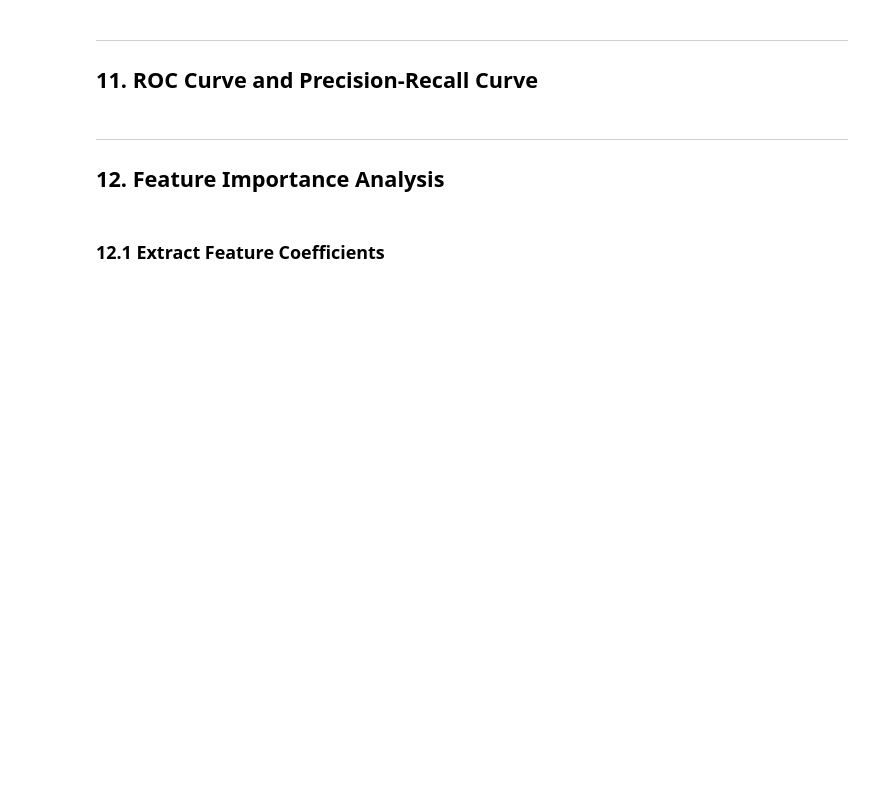
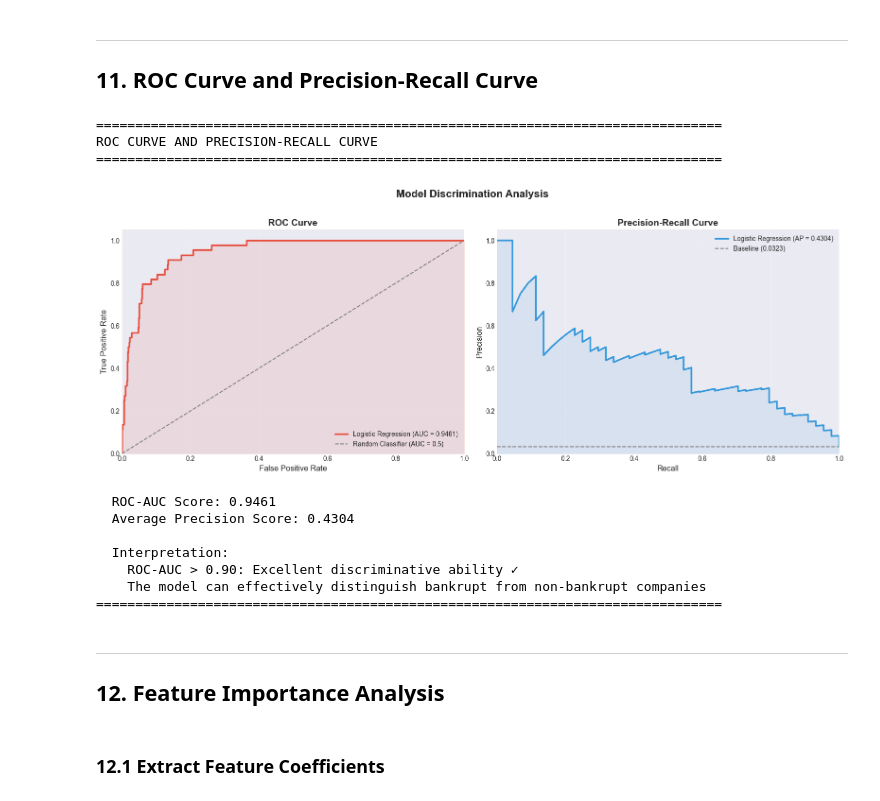
Before and after one commit to Yerrithathachoppa/Taiwanese-Bankruptcy-Prediction-using-Logistic-Regression, a Jupyter notebook: notebooks/Taiwanese_Bankruptcy_Prediction.ipynb, the cells around one changed output. Cells and saved outputs as stored; diff of their text form; code cells hidden in the pictures; blank space fills up the shorter version.

```diff
--- a/notebooks/Taiwanese_Bankruptcy_Prediction.ipynb
+++ b/notebooks/Taiwanese_Bankruptcy_Prediction.ipynb
@@ -460,6 +721,67 @@ y_pred_proba = model.predict_proba(X_test_scaled)
 # %% [markdown]
 ---
 ## 11. ROC Curve and Precision-Recall Curve
+# %%
+print("=" * 80)
+print("ROC CURVE AND PRECISION-RECALL CURVE")
+print("=" * 80)
+
+fig, axes = plt.subplots(1, 2, figsize=(16, 6))
+
+# --- Plot 1: ROC Curve ---
+fpr, tpr, roc_thresholds = roc_curve(y_test, y_pred_proba[:, 1])
+roc_auc = roc_auc_score(y_test, y_pred_proba[:, 1])
+
+axes[0].plot(fpr, tpr, color='#e74c3c', lw=2.5, label=f'Logistic Regression (AUC = {roc_auc:.4f})')
+axes[0].plot([0, 1], [0, 1], color='gray', lw=1.5, linestyle='--', label='Random Classifier (AUC = 0.5)')
+axes[0].fill_between(fpr, tpr, alpha=0.1, color='#e74c3c')
+axes[0].set_xlabel('False Positive Rate', fontsize=12)
+axes[0].set_ylabel('True Positive Rate', fontsize=12)
+axes[0].set_title('ROC Curve', fontsize=14, fontweight='bold')
+axes[0].legend(loc='lower right', fontsize=10)
+axes[0].grid(alpha=0.3)
+axes[0].set_xlim([0.0, 1.0])
+axes[0].set_ylim([0.0, 1.05])
+
+# --- Plot 2: Precision-Recall Curve ---
+precision_curve, recall_curve, pr_thresholds = precision_recall_curve(y_test, y_pred_proba[:, 1])
+avg_precision = average_precision_score(y_test, y_pred_proba[:, 1])
+
+axes[1].plot(recall_curve, precision_curve, color='#3498db', lw=2.5,
+             label=f'Logistic Regression (AP = {avg_precision:.4f})')
+axes[1].fill_between(recall_curve, precision_curve, alpha=0.1, color='#3498db')
+axes[1].axhline(y=y_test.values.ravel().mean(), color='gray', linestyle='--', lw=1.5,
+                label=f'Baseline ({y_test.values.ravel().mean():.4f})')
+axes[1].set_xlabel('Recall', fontsize=12)
+axes[1].set_ylabel('Precision', fontsize=12)
+axes[1].set_title('Precision-Recall Curve', fontsize=14, fontweight='bold')
+axes[1].legend(loc='upper right', fontsize=10)
+axes[1].grid(alpha=0.3)
+axes[1].set_xlim([0.0, 1.0])
+axes[1].set_ylim([0.0, 1.05])
+
+plt.suptitle('Model Discrimination Analysis', fontsize=16, fontweight='bold', y=1.02)
+plt.tight_layout()
+plt.show()
+
+print(f"\n  ROC-AUC Score: {roc_auc:.4f}")
+print(f"  Average Precision Score: {avg_precision:.4f}")
+print(f"\n  Interpretation:")
+print(f"    ROC-AUC > 0.90: Excellent discriminative ability ✓")
+print(f"    The model can effectively distinguish bankrupt from non-bankrupt companies")
+print("=" * 80)
+# %% [output]
+================================================================================
+ROC CURVE AND PRECISION-RECALL CURVE
+================================================================================
+[figure, added]
+  ROC-AUC Score: 0.9461
+  Average Precision Score: 0.4304
+
+  Interpretation:
+    ROC-AUC > 0.90: Excellent discriminative ability ✓
+    The model can effectively distinguish bankrupt from non-bankrupt companies
+================================================================================
 # %% [markdown]
 ---
 ## 12. Feature Importance Analysis
```
Also changed, not shown: parts of 18 cells of this notebook.
